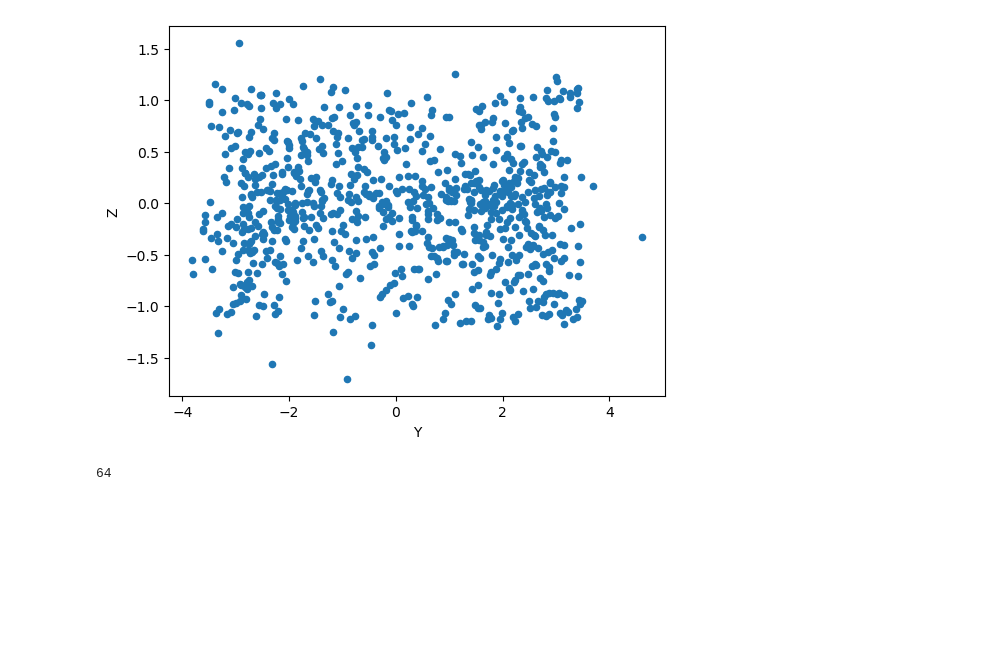
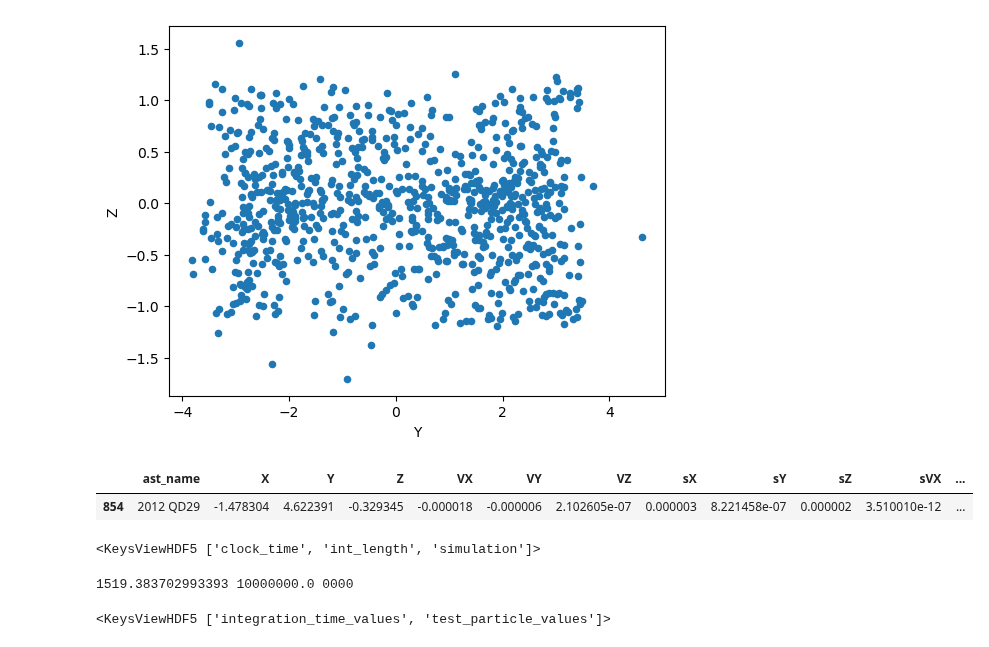
Before and after one commit to crankymax/asteroid_families, a Jupyter notebook: luthera_plots.ipynb, the cells around one changed output. Saved outputs shown, nothing was run; the diff lists cells and outputs as text; code cells hidden in the pictures; blank space fills up the shorter version.

```diff
--- a/luthera_plots.ipynb
+++ b/luthera_plots.ipynb
@@ -78,5 +85,7 @@ luthera[['X','Y','Z']].plot.scatter(x='Y',y='Z')
 <AxesSubplot: xlabel='Y', ylabel='Z'>
 [figure]
 # %%
+luthera[(luthera.Y > 4.0)]
 # %% [output]
-64
+|  | ast_name | X | Y | Z | VX | VY | VZ | sX | sY | sZ | sVX | ... |
+| 854 | 2012 QD29 | -1.478304 | 4.622391 | -0.329345 | -0.000018 | -0.000006 | 2.102605e-07 | 0.000003 | 8.221458e-07 | 0.000002 | 3.510010e-12 | ... |
@@ -82,0 +95,12 @@ luthera[['X','Y','Z']].plot.scatter(x='Y',y='Z')
+# %%
+luth_000_run.attrs.keys()
+# %% [output]
+<KeysViewHDF5 ['clock_time', 'int_length', 'simulation']>
+# %%
+print(luth_000_run.attrs['clock_time'], luth_000_run.attrs['int_length'],luth_000_run.attrs['simulation'])
+# %% [output]
+1519.383702993393 10000000.0 0000
+# %%
+luth_000_run.keys()
+# %% [output]
+<KeysViewHDF5 ['integration_time_values', 'test_particle_values']>
```
Also changed, not shown: parts of 13 cells of this notebook, 5 other files.
